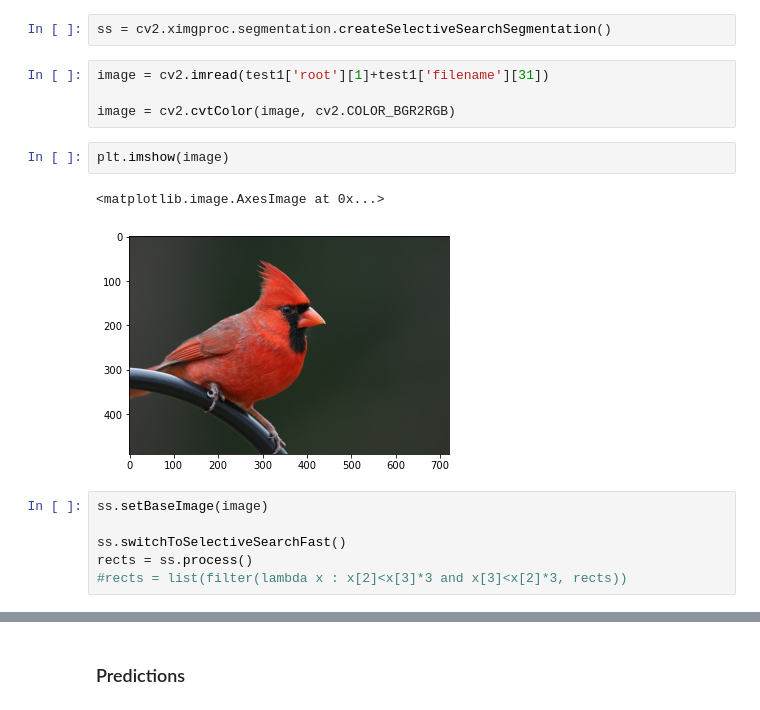
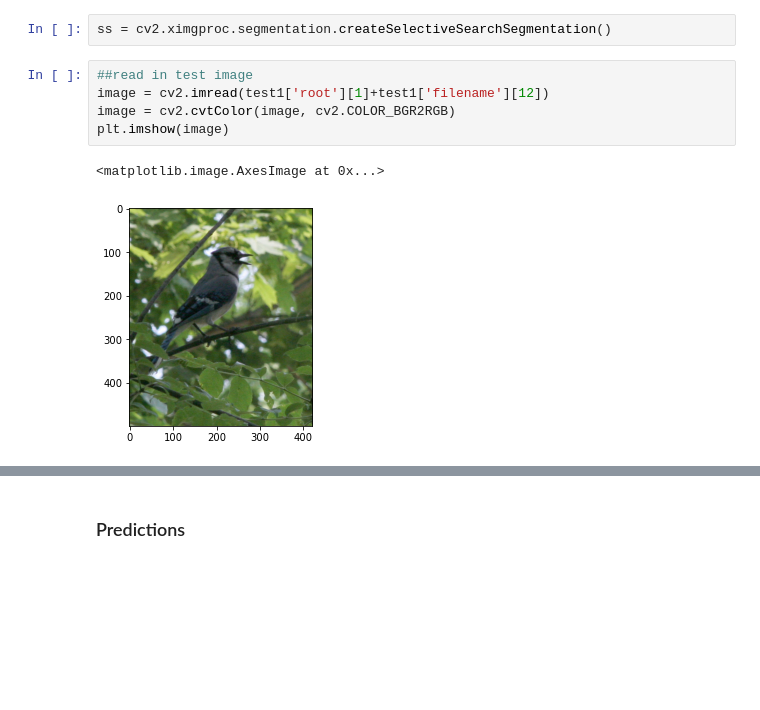
Before and after one commit to jmce619/SpeciesRecognition, a Jupyter notebook: code/SpeciesRecognitionSelectiveSearch.ipynb, the cells around one changed output, grey strips where cells are left out. Saved outputs shown, nothing was run; the diff lists cells and outputs as text; blank space fills up the shorter version.

```diff
--- a/code/SpeciesRecognitionSelectiveSearch.ipynb
+++ b/code/SpeciesRecognitionSelectiveSearch.ipynb
@@ -1024,17 +1036,10 @@ plt.show()
 # %%
 ss = cv2.ximgproc.segmentation.createSelectiveSearchSegmentation()
 # %%
-image = cv2.imread(test1['root'][1]+test1['filename'][31])
-
+##read in test image
+image = cv2.imread(test1['root'][1]+test1['filename'][12])
 image = cv2.cvtColor(image, cv2.COLOR_BGR2RGB)
+plt.imshow(image)
+# %% [output]
+<matplotlib.image.AxesImage at 0x...>
+[figure, added]
-# %%
-plt.imshow(image)
-# %% [output]
-<matplotlib.image.AxesImage at 0x...>
-[figure, removed]
-# %%
-ss.setBaseImage(image)
-
-ss.switchToSelectiveSearchFast()
-rects = ss.process()
-#rects = list(filter(lambda x : x[2]<x[3]*3 and x[3]<x[2]*3, rects))
```
Also changed, not shown: parts of 83 cells of this notebook, 1 other file.
